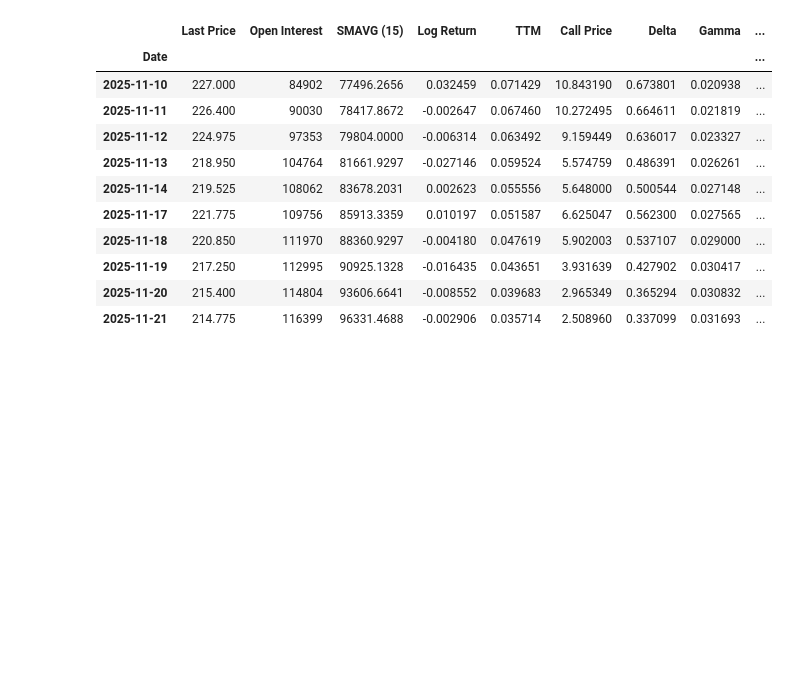
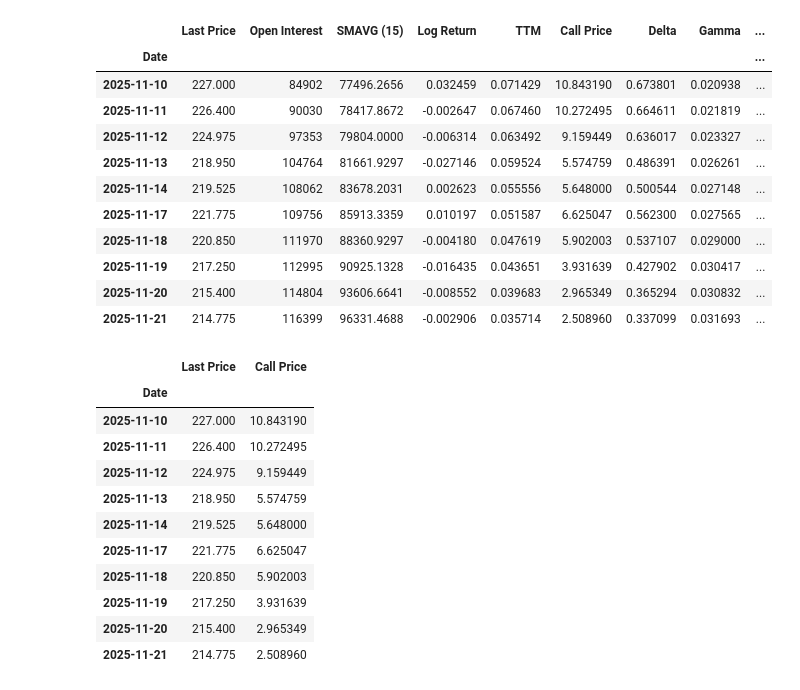
Before and after one commit to dradoncic/live_cattle_futures_options, a Jupyter notebook: project.ipynb, the cells around one changed output. Drawn from its saved outputs; the diff is of its cells as text; code cells hidden in the pictures; blank space fills up the shorter version.

```diff
--- a/project.ipynb
+++ b/project.ipynb
@@ -808,3 +808,19 @@ See the caveats in the documentation: https://pandas.pydata.org/pandas-docs/stab
 | 2025-11-19 | 217.250 | 112995 | 90925.1328 | -0.016435 | 0.043651 | 3.931639 | 0.427902 | 0.030417 | ... |
 | 2025-11-20 | 215.400 | 114804 | 93606.6641 | -0.008552 | 0.039683 | 2.965349 | 0.365294 | 0.030832 | ... |
 | 2025-11-21 | 214.775 | 116399 | 96331.4688 | -0.002906 | 0.035714 | 2.508960 | 0.337099 | 0.031693 | ... |
+# %%
+plt.plot(hedge_exercise_df["Last Price"])
+plt.plot(hedge_exercise_df["Last Price"], )
+# %% [output]
+|  | Last Price | Call Price |
+| Date |  |  |
+| 2025-11-10 | 227.000 | 10.843190 |
+| 2025-11-11 | 226.400 | 10.272495 |
+| 2025-11-12 | 224.975 | 9.159449 |
+| 2025-11-13 | 218.950 | 5.574759 |
+| 2025-11-14 | 219.525 | 5.648000 |
+| 2025-11-17 | 221.775 | 6.625047 |
+| 2025-11-18 | 220.850 | 5.902003 |
+| 2025-11-19 | 217.250 | 3.931639 |
+| 2025-11-20 | 215.400 | 2.965349 |
+| 2025-11-21 | 214.775 | 2.508960 |
```
Also changed, not shown: parts of 2 cells of this notebook, 2 other files.
